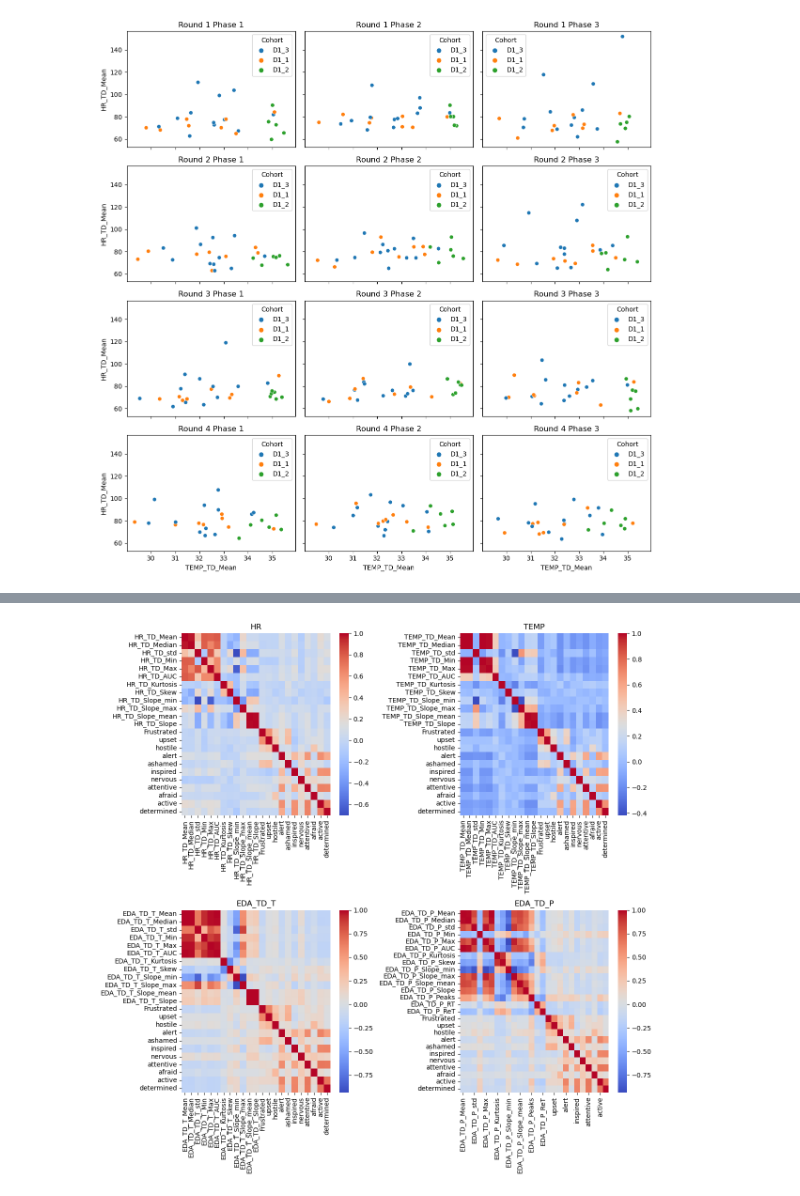
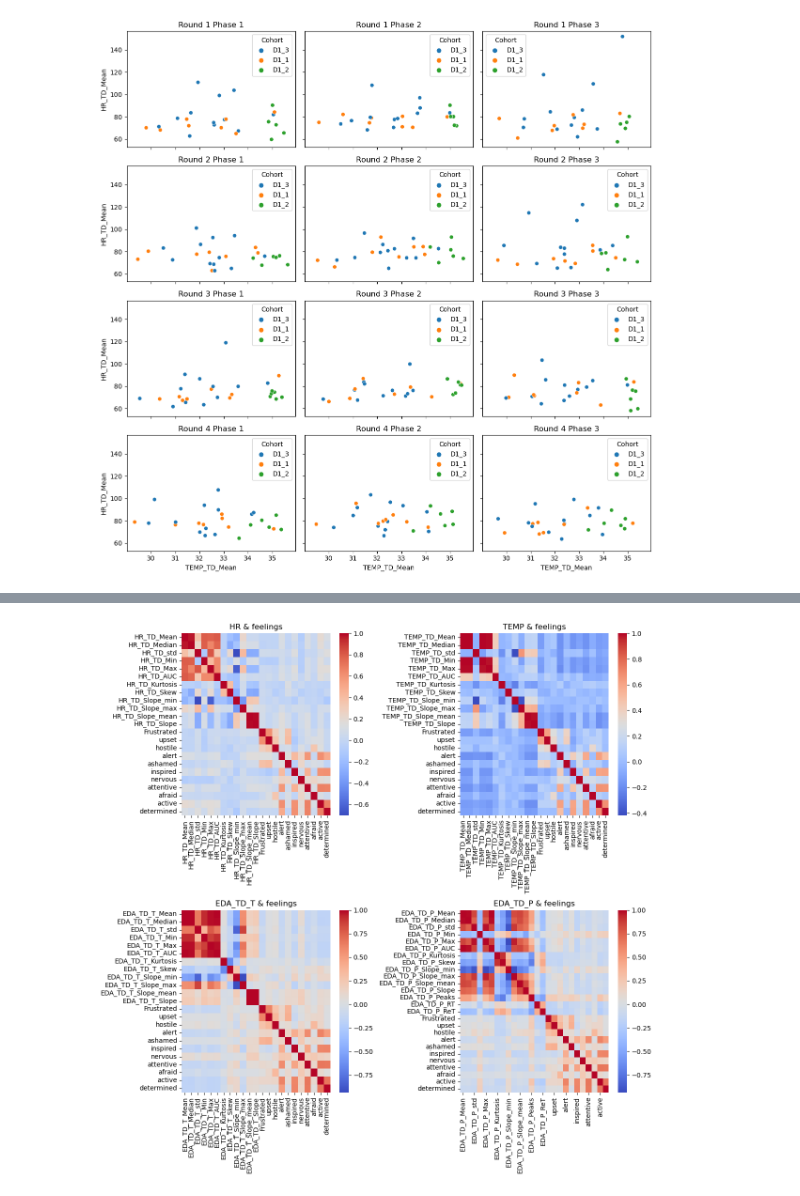
Before and after one commit to SorenBlattBendtsen/02582, a Jupyter notebook: Assignment_2/exploratory_additional_plots.ipynb, the cells around one changed output, grey strips where cells are left out. Cells and saved outputs as stored; diff of their text form; code cells hidden in the pictures.

Commit message:
Correlation and feelings

```diff
--- a/Assignment_2/exploratory_additional_plots.ipynb
+++ b/Assignment_2/exploratory_additional_plots.ipynb
@@ -222,30 +252,30 @@ feelings = ['Frustrated', 'upset', 'hostile', 'alert', 'ashamed', 'inspired', 'n
 # %%
 # columns that include HR
 hr_cols = [col for col in data.columns if 'HR' in col or col in feelings]
 # columns that include TEMP
 temp_cols = [col for col in data.columns if 'TEMP' in col or col in feelings]
 # columns that include EDA
 eda_T_cols = [col for col in data.columns if 'EDA_TD_T' in col or col in feelings]
 eda_P_cols = [col for col in data.columns if 'EDA_TD_P' in col or col in feelings]
 
 
 # make a 2x2 subplot with correlation heatmap for HR, TEMP, EDA_T and EDA_P respectively
 fig, axs = plt.subplots(2,2, figsize=(12,12))
 
 sns.heatmap(data[hr_cols].corr(), ax=axs[0,0], cmap='coolwarm')
-axs[0,0].set_title('HR')
+axs[0,0].set_title('HR & feelings')
 
 sns.heatmap(data[temp_cols].corr(), ax=axs[0,1], cmap='coolwarm')
-axs[0,1].set_title('TEMP')
+axs[0,1].set_title('TEMP & feelings')
 
 sns.heatmap(data[eda_T_cols].corr(), ax=axs[1,0], cmap='coolwarm')
-axs[1,0].set_title('EDA_TD_T')
+axs[1,0].set_title('EDA_TD_T & feelings')
 
 sns.heatmap(data[eda_P_cols].corr(), ax=axs[1,1], cmap='coolwarm')
-axs[1,1].set_title('EDA_TD_P')
+axs[1,1].set_title('EDA_TD_P & feelings')
 
 plt.tight_layout()
 
 plt.show()
 # %% [output]
-[figure, old version]
+[figure, new version]
```
Also changed, not shown: parts of 1 cell of this notebook.
